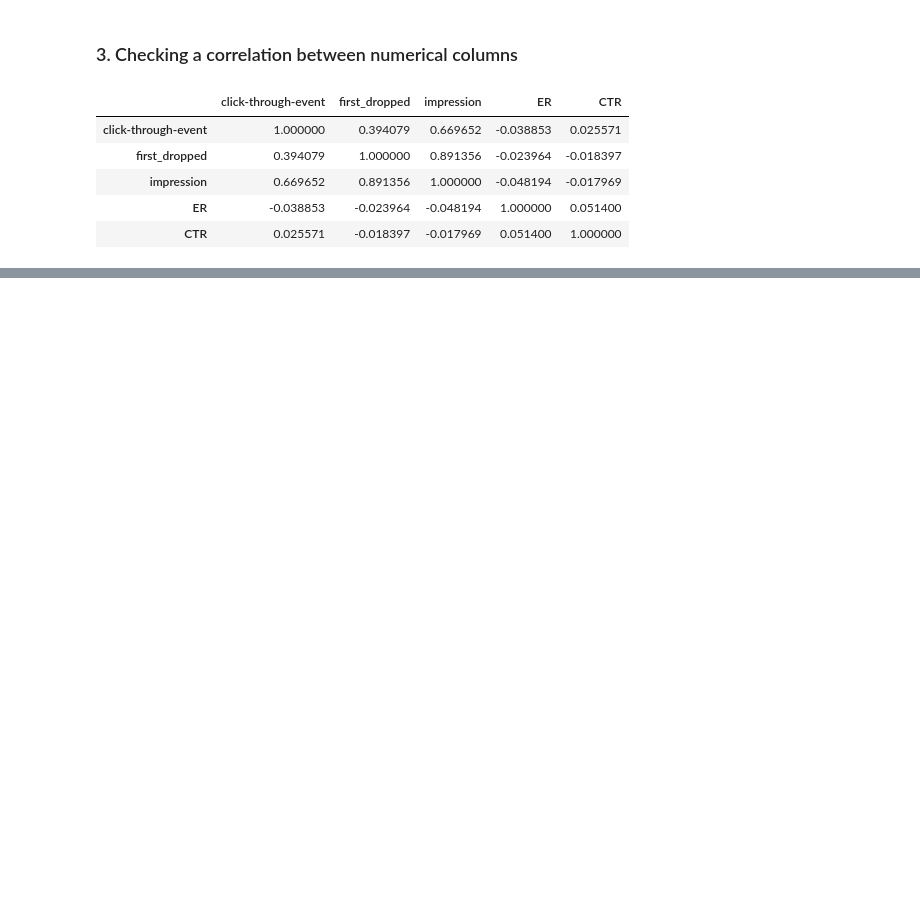
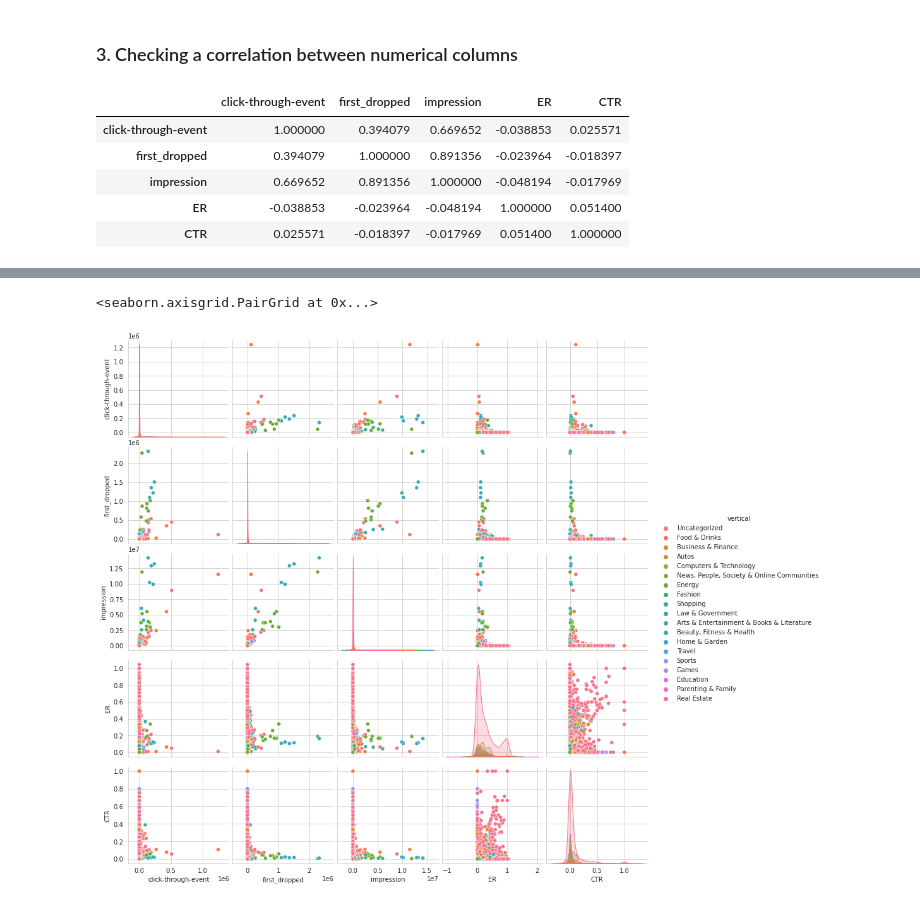
Before and after one commit to saminegash/adludio-ds-challenge, a Jupyter notebook: notebook/Challenge Adludio Task 4 .ipynb, the cells around one changed output, grey strips where cells are left out. Drawn from its saved outputs; the diff is of its cells as text; code cells hidden in the pictures; blank space fills up the shorter version.

```diff
--- a/notebook/Challenge Adludio Task 4 .ipynb
+++ b/notebook/Challenge Adludio Task 4 .ipynb
@@ -145,0 +168,5 @@ sns.pairplot(data, hue = 'region')
+# %%
+sns.pairplot(data, hue = 'vertical')
+# %% [output]
+<seaborn.axisgrid.PairGrid at 0x...>
+[figure, added]
```
Also changed, not shown: parts of 18 cells of this notebook, 3 other files.
